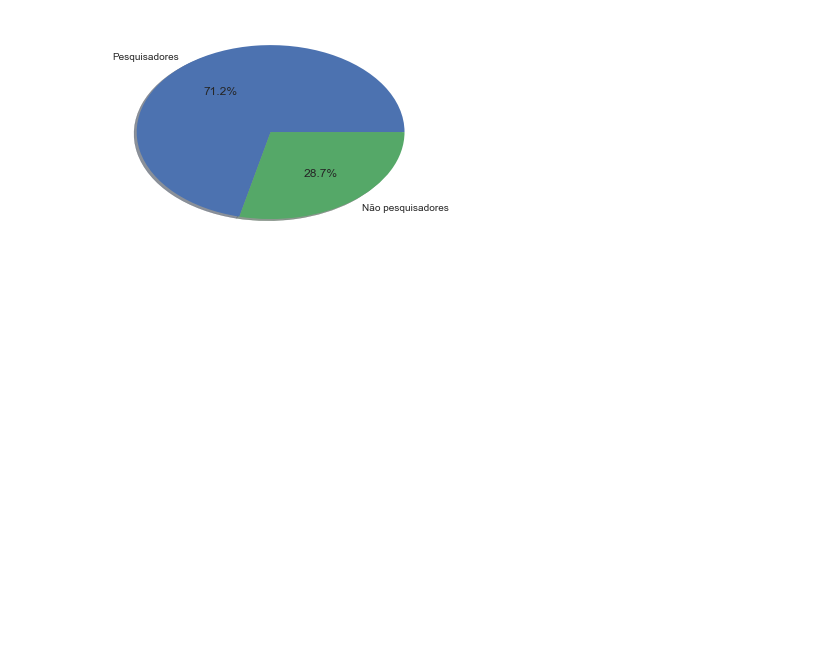
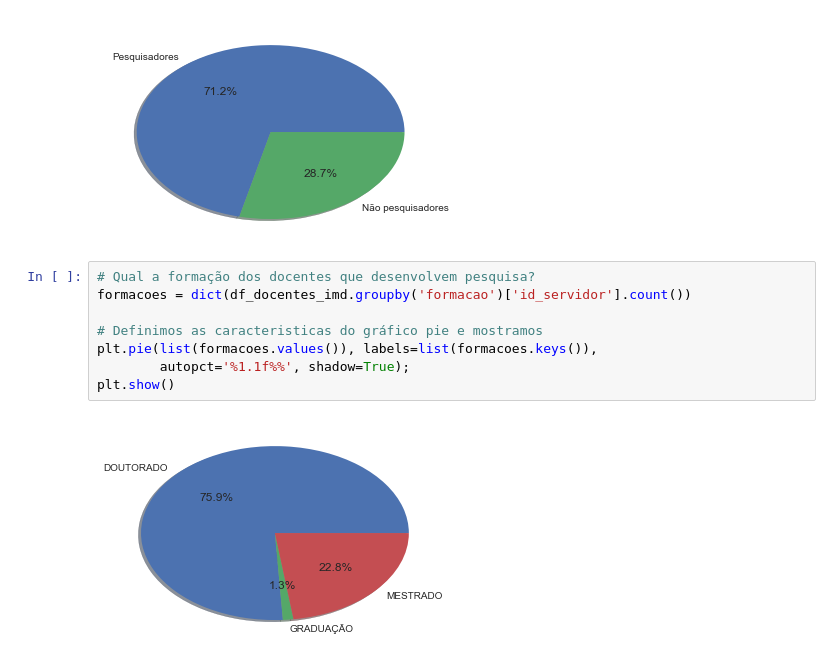
Before and after one commit to alvarofpp/imd0033-imd-pesquisa, a Jupyter notebook: Álvaro.ipynb, the cells around one changed output. Saved outputs shown, nothing was run; the diff lists cells and outputs as text; blank space fills up the shorter version.

Commit message:
Mais gráficos e algumas correções

```diff
--- a/Álvaro.ipynb
+++ b/Álvaro.ipynb
@@ -231,4 +238,14 @@ plt.pie(list(piePesquisadores.values()), labels=list(piePesquisadores.keys()),
 plt.show()
 # %% [output]
 [figure]
+# %%
+# Qual a formação dos docentes que desenvolvem pesquisa?
+formacoes = dict(df_docentes_imd.groupby('formacao')['id_servidor'].count())
+
+# Definimos as caracteristicas do gráfico pie e mostramos
+plt.pie(list(formacoes.values()), labels=list(formacoes.keys()),
+        autopct='%1.1f%%', shadow=True);
+plt.show()
+# %% [output]
+[figure, added]
 # %%
```
Also changed, not shown: parts of 5 cells of this notebook.
